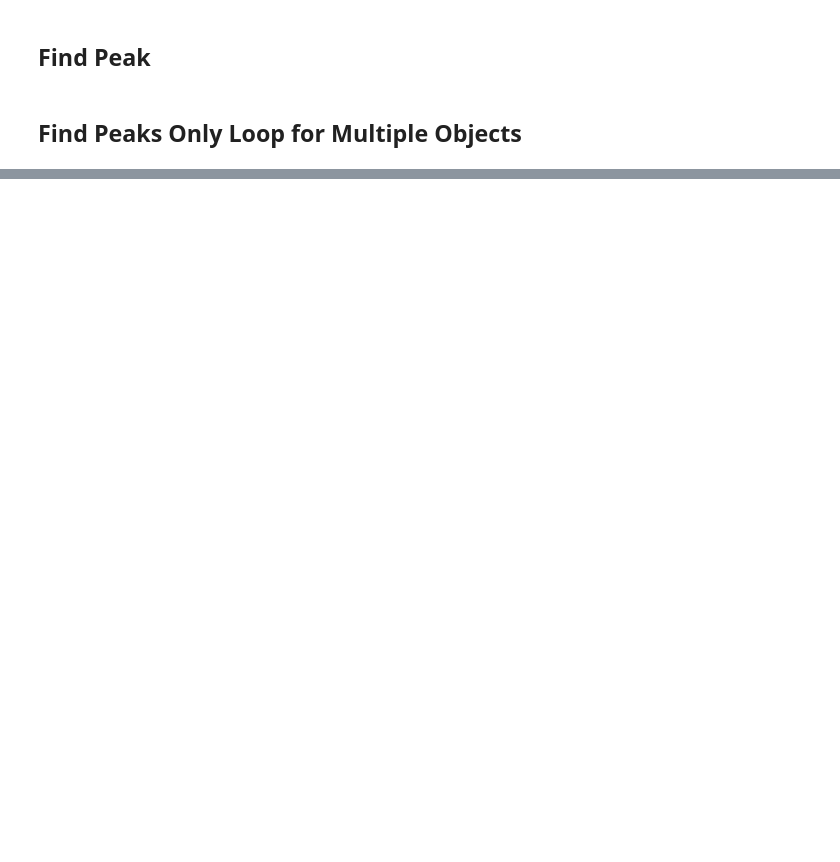
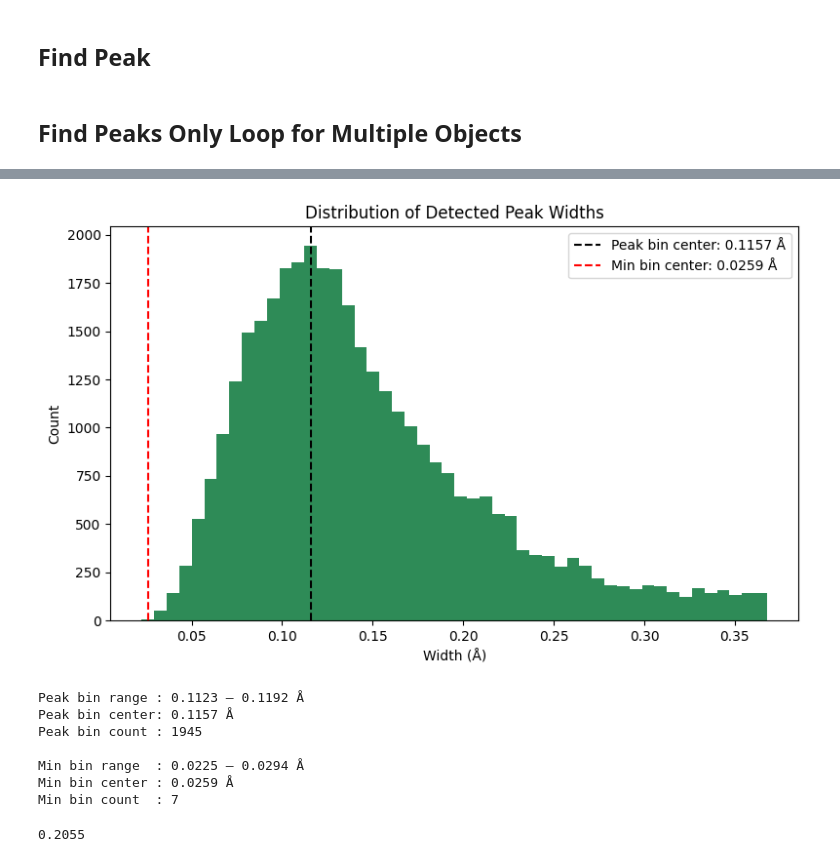
Before and after one commit to eyu22/laser_search_2026, a Jupyter notebook: find_peak/find_before_injecting.ipynb, the cells around one changed output, grey strips where cells are left out. Drawn from its saved outputs; the diff is of its cells as text; code cells hidden in the pictures; blank space fills up the shorter version.

```diff
--- a/find_peak/find_before_injecting.ipynb
+++ b/find_peak/find_before_injecting.ipynb
@@ -321,0 +488,40 @@ Saved 13756 detected peaks to /datax/scratch/emmay/galah_spectra/1_1000_detected
+# %%
+counts, bin_edges = np.histogram(df["peak_width"], bins=50)
+peak_bin_idx = np.argmax(counts)
+peak_bin_center = (bin_edges[peak_bin_idx] + bin_edges[peak_bin_idx + 1]) / 2
+peak_bin_range = (bin_edges[peak_bin_idx], bin_edges[peak_bin_idx + 1])
+
+min_bin_idx = np.argmax(counts >= 1)  # first True in the array = lowest bin with count >= 1
+min_bin_center = (bin_edges[min_bin_idx] + bin_edges[min_bin_idx + 1]) / 2
+min_bin_range = (bin_edges[min_bin_idx], bin_edges[min_bin_idx + 1])
+
+plt.figure(figsize=(8, 5))
+plt.stairs(counts, bin_edges, color="seagreen", fill=True)
+plt.axvline(peak_bin_center, color='black', linestyle='--', linewidth=1.5, label=f"Peak bin center: {peak_bin_center:.4f} Å")
+plt.axvline(min_bin_center, color='red', linestyle='--', linewidth=1.5, label=f"Min bin center: {min_bin_center:.4f} Å")
+plt.xlabel("Width (Å)")
+plt.ylabel("Count")
+plt.title("Distribution of Detected Peak Widths")
+plt.legend()
+plt.tight_layout()
+plt.show()
+
+print(f"Peak bin range : {peak_bin_range[0]:.4f} – {peak_bin_range[1]:.4f} Å")
+print(f"Peak bin center: {peak_bin_center:.4f} Å")
+print(f"Peak bin count : {counts[peak_bin_idx]}")
+print(f"\nMin bin range  : {min_bin_range[0]:.4f} – {min_bin_range[1]:.4f} Å")
+print(f"Min bin center : {min_bin_center:.4f} Å")
+print(f"Min bin count  : {counts[min_bin_idx]}")
+# %% [output]
+[figure, added]
+Peak bin range : 0.1123 – 0.1192 Å
+Peak bin center: 0.1157 Å
+Peak bin count : 1945
+
+Min bin range  : 0.0225 – 0.0294 Å
+Min bin center : 0.0259 Å
+Min bin count  : 7
+# %%
+0.1157-0.0259+0.1157
+# %% [output]
+0.2055
```
Also changed, not shown: parts of 12 cells of this notebook.
